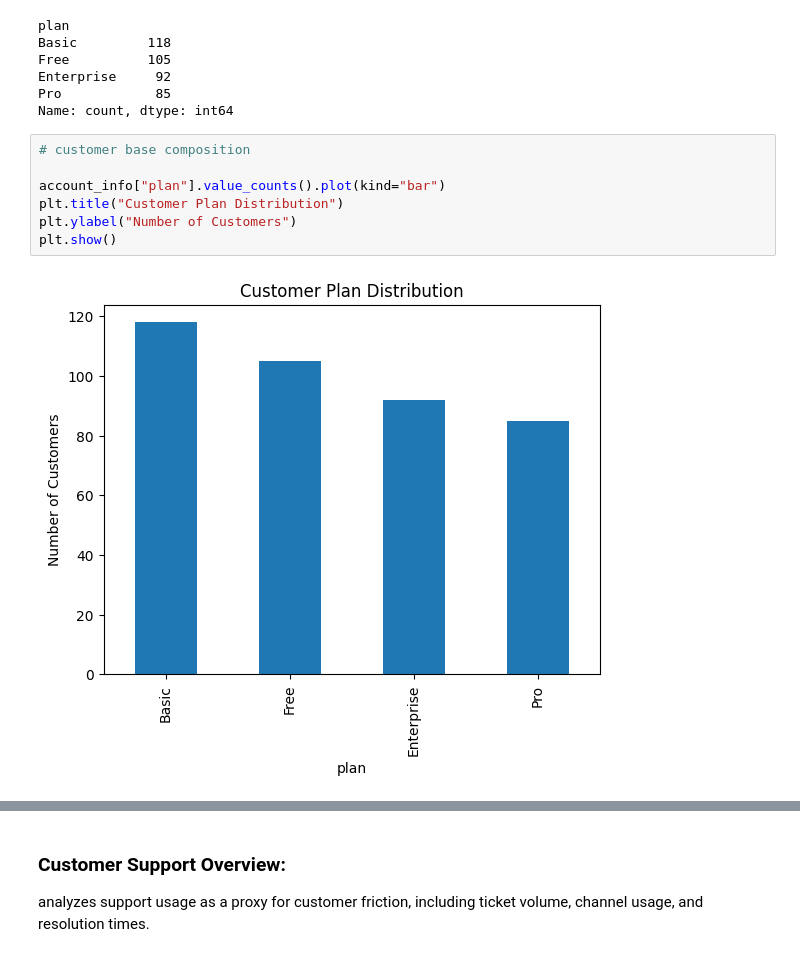
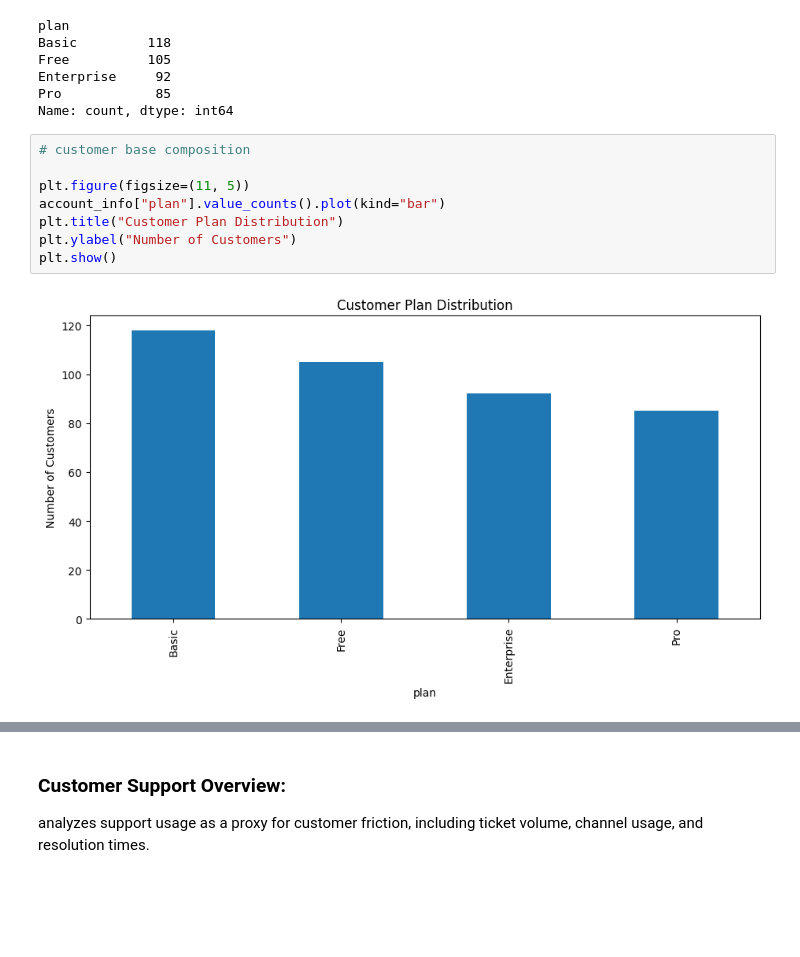
Before and after one commit to Playful-Cloud/customer-churn-behavior-analysis, a Jupyter notebook: notebooks/01_eda.ipynb, the cells around one changed output, grey strips where cells are left out. Cells and saved outputs as stored; diff of their text form; blank space fills up the shorter version.

```diff
--- a/notebooks/01_eda.ipynb
+++ b/notebooks/01_eda.ipynb
@@ -267,12 +267,13 @@ Name: count, dtype: int64
 # %%
 # customer base composition
 
+plt.figure(figsize=(11, 5))
 account_info["plan"].value_counts().plot(kind="bar")
 plt.title("Customer Plan Distribution")
 plt.ylabel("Number of Customers")
 plt.show()
 # %% [output]
-[figure, old version]
+[figure, new version]
 # %%
 # Price summary by plan:
 
```
Also changed, not shown: parts of 6 cells of this notebook.
